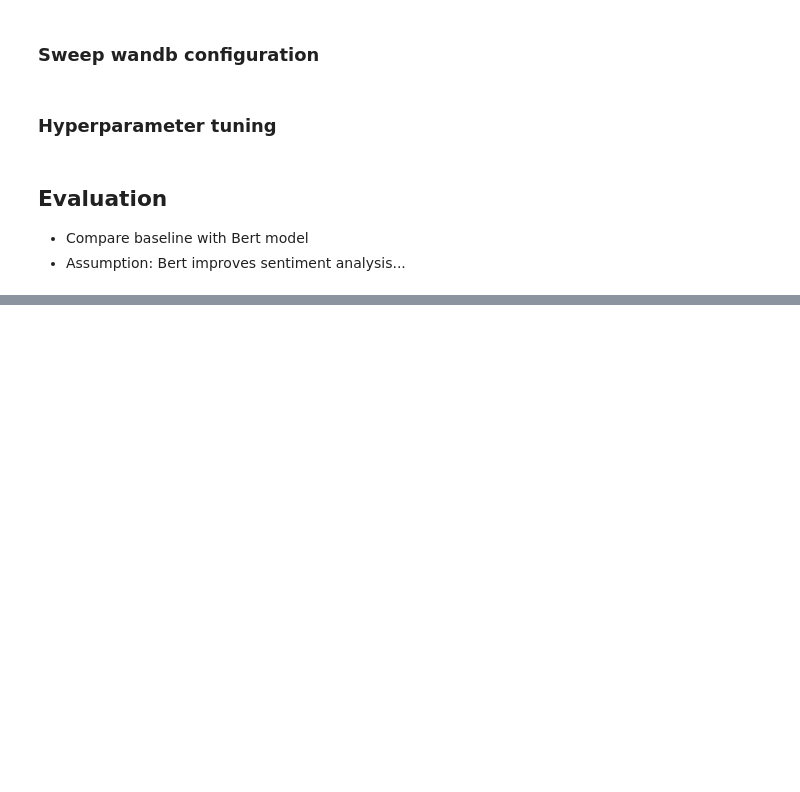
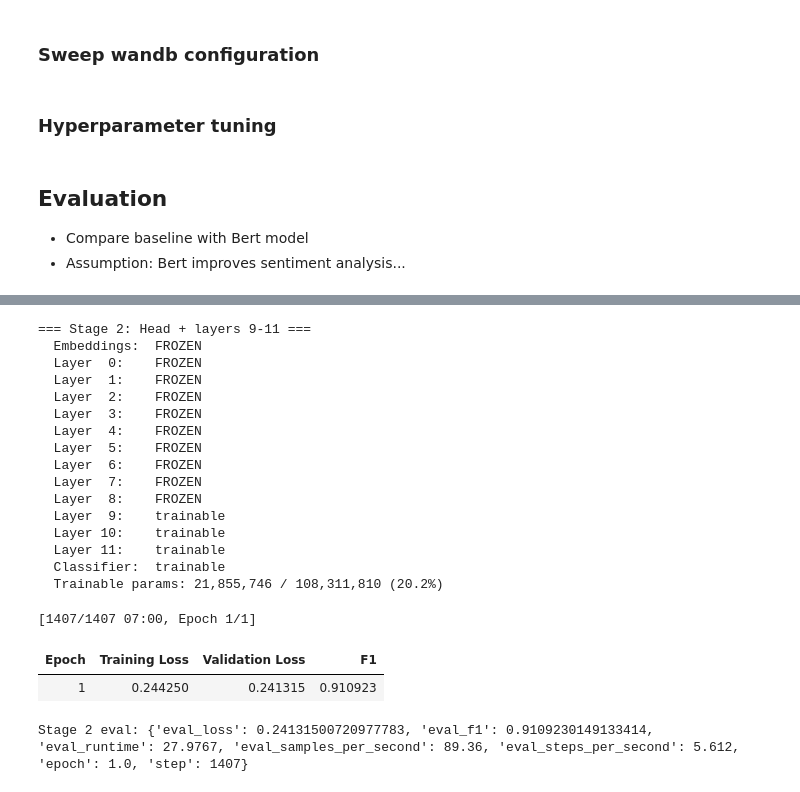
Before and after one commit to AstridArh/Mini-Project-AML-2026, a Jupyter notebook: main_astrid.ipynb, the cells around one changed output, grey strips where cells are left out. Cells and saved outputs as stored; diff of their text form; code cells hidden in the pictures; blank space fills up the shorter version.

```diff
--- a/main_astrid.ipynb
+++ b/main_astrid.ipynb
@@ -515,0 +638,39 @@ wandb.agent(sweep_id, function=train, count=10)  # count --> max runs
+# %%
+freeze_layers(model_pu, n_layers_to_keep_frozen=9)
+print("=== Stage 2: Head + layers 9-11 ===")
+print_frozen_status(model_pu)
+
+trainer_s2 = Trainer(
+    model=model_pu,
+    args=make_stage_args(stage=2, output_subdir="stage2"),
+    train_dataset=encoded_dataset_train,
+    eval_dataset=encoded_dataset_eval,
+    data_collator=data_collator,
+    compute_metrics=compute_metrics,
+)
+trainer_s2.train()
+
+metrics_s2 = next((e for e in reversed(trainer_s2.state.log_history) if "eval_loss" in e), {})
+wandb.log({"stage2/" + k: v for k, v in metrics_s2.items()})
+print("Stage 2 eval:", metrics_s2)
+# %% [output]
+=== Stage 2: Head + layers 9-11 ===
+  Embeddings:  FROZEN
+  Layer  0:    FROZEN
+  Layer  1:    FROZEN
+  Layer  2:    FROZEN
+  Layer  3:    FROZEN
+  Layer  4:    FROZEN
+  Layer  5:    FROZEN
+  Layer  6:    FROZEN
+  Layer  7:    FROZEN
+  Layer  8:    FROZEN
+  Layer  9:    trainable
+  Layer 10:    trainable
+  Layer 11:    trainable
+  Classifier:  trainable
+  Trainable params: 21,855,746 / 108,311,810 (20.2%)
+[1407/1407 07:00, Epoch 1/1]
+| Epoch | Training Loss | Validation Loss | F1 |
+| 1 | 0.244250 | 0.241315 | 0.910923 |
+Stage 2 eval: {'eval_loss': 0.24131500720977783, 'eval_f1': 0.9109230149133414, 'eval_runtime': 27.9767, 'eval_samples_per_second': 89.36, 'eval_steps_per_second': 5.612, 'epoch': 1.0, 'step': 1407}
```
Also changed, not shown: parts of 15 cells of this notebook.
